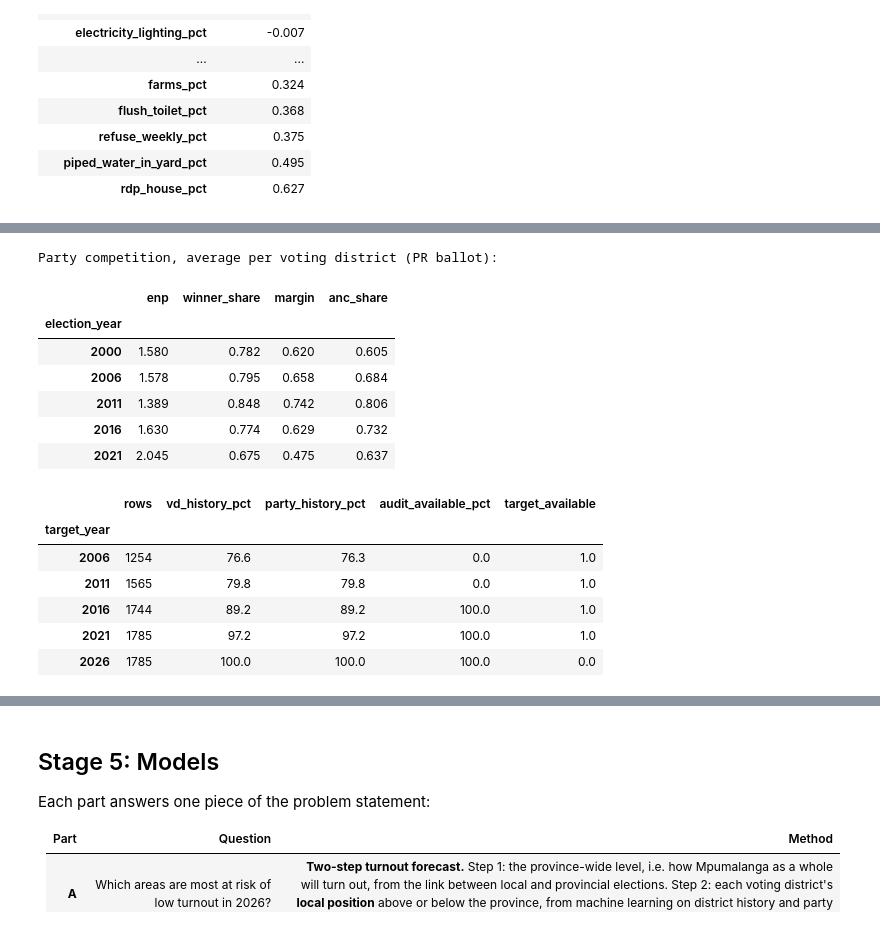
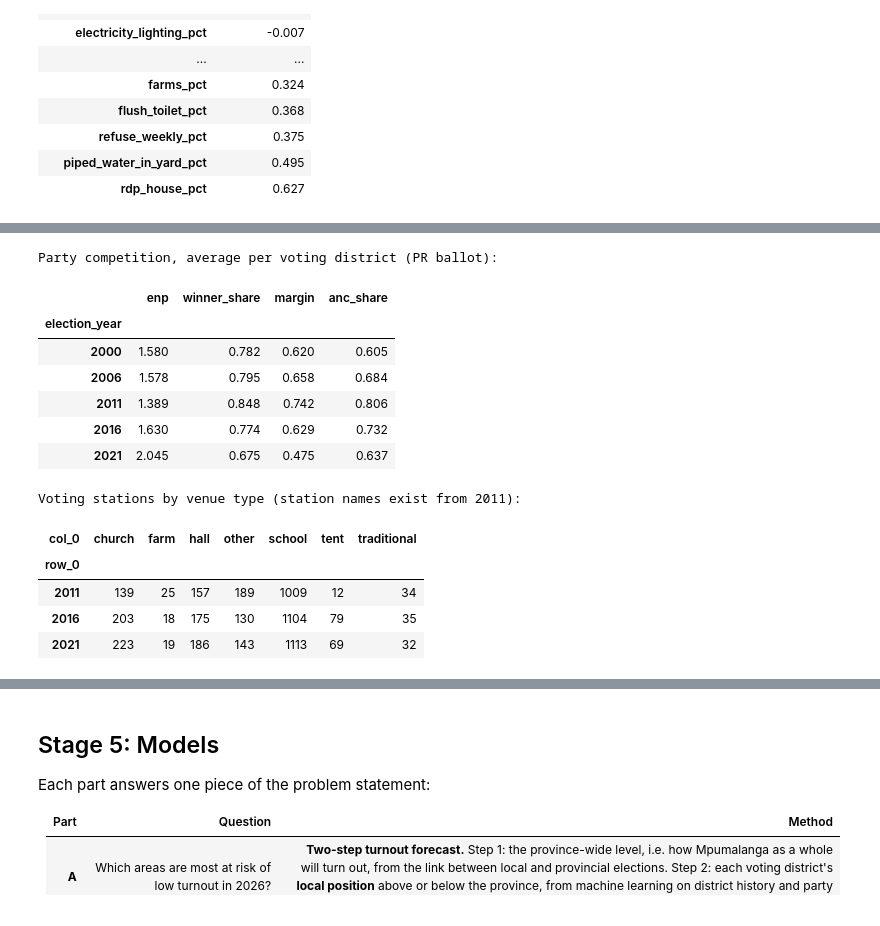
Before and after one commit to jaydenmanca/DIRISA_PROJECT, a Jupyter notebook: model.ipynb, the cells around one changed output, grey strips where cells are left out. Drawn from its saved outputs; the diff is of its cells as text; code cells hidden in the pictures.

```diff
--- a/model.ipynb
+++ b/model.ipynb
@@ -159,6 +161,8 @@ SOURCES = {
     # municipal performance: Auditor-General audit outcomes (National Treasury Municipal Money API)
     'agsa_audit_mp':            DATASETS_DIR / 'auditor_general' / 'audit_opinions_mpumalanga_raw.json',
     'agsa_audit_mp322_mp323':   DATASETS_DIR / 'auditor_general' / 'audit_opinions_mp322_mp323_raw.json',
+    # municipal boundaries (Municipal Demarcation Board via geoBoundaries ZAF ADM3, simplified; for the map)
+    'municipal_boundaries':     DATASETS_DIR / 'reference' / 'geoBoundaries-ZAF-ADM3_simplified.geojson',
 }
 print(f'{len(SOURCES)} sources listed.')
 # %% [output]
@@ -416,6 +422,7 @@ def read_iec_results(path: Path, election_year: int) -> pd.DataFrame:
         'voting_district': df['VotingDistrict'].str.strip(),
         'ballot_type': df['BallotType'].str.strip().str.upper().map(BALLOT_NAMES),
         'party_name': df['PartyName'].str.strip(),
+        'station_name': df['VotingStationName'].str.strip(),
         'source_file': str(path.relative_to(PROJECT_ROOT)),
     })
     for src, dst in [('RegisteredVoters', 'registered_voters'), ('SpoiltVotes', 'spoilt_votes'), ('TotalValidVotes', 'party_valid_votes')]:
@@ -456,6 +463,7 @@ early_long = pd.DataFrame({
     'voting_district': early['voting_district'].astype(str).str.strip(),
     'ballot_type': early['ballot_type'].str.strip().str.upper().map(BALLOT_NAMES),
     'party_name': early['party_name'],
+    'station_name': early['station_name'],        # empty for 2000 and 2006 at source
     'source_file': 'LGE_All_Sources_Master_721327_Rows.csv (' + early['source_filename'] + ')',
     'registered_voters': early['registered_voters'].astype('int64'),
     'spoilt_votes': early['spoilt_votes'].fillna(0).astype('int64'),
@@ -491,7 +499,7 @@ print(f'Voting district x ballot groups with conflicting repeated values: {len(p
 vd_panel = (results_long.groupby(KEY, as_index=False)
             .agg(province=('province', 'first'), municipality_source=('municipality_source', 'first'), ward=('ward', 'first'),
                  registered_voters=('registered_voters', 'max'), spoilt_votes=('spoilt_votes', 'max'),
-                 valid_votes=('party_valid_votes', 'sum'), parties=('party_name', 'nunique'), source_file=('source_file', 'first')))
+                 valid_votes=('party_valid_votes', 'sum'), parties=('party_name', 'nunique'), station_name=('station_name', 'first'), source_file=('source_file', 'first')))
 vd_panel['votes_cast'] = vd_panel['valid_votes'] + vd_panel['spoilt_votes']
 vd_panel['municipality_code'] = vd_panel['municipality_source'].str.split(' - ').str[0].str.strip()
 vd_panel['turnout_pct'] = 100 * vd_panel['votes_cast'] / vd_panel['registered_voters'].where(vd_panel['registered_voters'] > 0)
@@ -1558,6 +1571,13 @@ The youth share of the roll exists only for 2026, so it is **not** a model featu
 #          vd_anc_share_lag1    = ANC share of the PR vote, and its change (the dominant
 #                                 party's decline is the main political change of the period)
 #          muni_roll_growth_pct = how much the municipality's voters' roll grew
+#          muni_roll_growth_rel = the same, minus Mpumalanga's roll growth (surge vs the province)
+#          vd_beta              = SWING SENSITIVITY: how strongly the district's turnout has
+#                                 followed Mpumalanga's in past elections (needs 3+ elections)
+#          vd_rel_volatility    = how much the district's local position has jumped around
+#          vd_venue_...         = VENUE of the voting station, read from its name (tent, farm,
+#                                 traditional authority, church, school, hall). The Census only
+#                                 reaches municipalities; the station list reaches every district.
 #          c22_...              = Census 2022 conditions of the municipality
 # WHY RELATIVE: turnout rises and falls across the whole province from one election to
 #        the next (2016 -> 2021: -13.6 points). A district's position relative to the
@@ -1599,6 +1619,45 @@ competition['anc_share'] = (pr_share[is_anc].groupby(['election_year', 'voting_d
 comp_wide = {c: competition[c].unstack('election_year') for c in competition.columns}   # district x election
 print('Party competition, average per voting district (PR ballot):')
 display(competition.groupby('election_year').mean().round(3))
+
+# --- Voting-station venue, read from the station name (the IEC publishes the station list
+#     before election day). The first matching pattern wins: a "church hall" counts as church.
+VENUE_PATTERNS = {
+    'tent': r'\bTENT\b|MOBILE',
+    'farm': r'\bFARM\b|PLAAS',
+    'traditional': r'TRIBAL|TRADITIONAL|CHIEF|ROYAL|KRAAL',
+    'church': r'CHURCH|KERK|\bZCC\b|MISSION|APOSTOLIC|CHAPEL|TABERNACLE',
+    'school': r'SCHOOL|PRIMARY|SECONDARY|\bHIGH\b|SKOOL|COMBINED|INTERMEDIATE|ACADEMY|CRECHE|DAY CARE|PRE-SCHOOL',
+    'hall': r'\bHALL\b|COMMUNITY|CENTRE|CENTER|CIVIC|MUNICIPAL|LIBRARY',
+}
+station_names = (vd_panel[vd_panel.ballot_type == 'PR'].set_index(['election_year', 'voting_district'])['station_name']
+                 .dropna().str.upper())
+venue = pd.Series('other', index=station_names.index)
+for venue_type, pattern in reversed(list(VENUE_PATTERNS.items())):   # reversed: earlier patterns overwrite later ones
+    venue[station_names.str.contains(pattern, regex=True)] = venue_type
+venue_wide = venue.unstack('election_year')                          # district x election (2011-2021 only)
+print('Voting stations by venue type (station names exist from 2011):')
+display(pd.crosstab(venue.index.get_level_values('election_year'), venue.to_numpy()))
+
+# --- Swing sensitivity: how strongly a district's turnout follows Mpumalanga's, from its own history
+def swing_sensitivity(t):
+    """For local elections BEFORE t (at least 3 per district):
+    beta       = slope of the district's turnout on Mpumalanga's turnout (1 = moves with the
+                 province; 1.5 = rises and falls 50% more than the province)
+    volatility = standard deviation of its local position (how much its place jumps around)."""
+    years = [y for y in vd_t.columns if y < t]
+    Y = vd_t[years].to_numpy(); x = province_turnout.loc[years, 'turnout_pct'].to_numpy()
+    seen = ~np.isnan(Y); n = seen.sum(axis=1); safe_n = np.maximum(n, 1)
+    xm = np.where(seen, x, 0).sum(axis=1) / safe_n
+    ym = np.where(seen, Y, 0).sum(axis=1) / safe_n
+    dx = np.where(seen, x - xm[:, None], 0); dy = np.where(seen, Y - ym[:, None], 0)
+    var = (dx ** 2).sum(axis=1)
+    beta = np.where((n >= 3) & (var > 0), (dx * dy).sum(axis=1) / np.where(var > 0, var, 1), np.nan)
+    rel = np.where(seen, Y - x, 0); rel_mean = rel.sum(axis=1) / safe_n
+    volatility = np.where(n >= 3, np.sqrt((np.where(seen, rel - rel_mean[:, None], 0) ** 2).sum(axis=1) / safe_n), np.nan)
+    return pd.Series(beta, index=vd_t.index).clip(-1, 3), pd.Series(volatility, index=vd_t.index)
+
+province_roll = mu_reg.sum()                                         # Mpumalanga voters' roll per election
 
 TARGETS = [2006, 2011, 2016, 2021, 2026]
 PREVIOUS = {2006: 2000, 2011: 2006, 2016: 2011, 2021: 2016, 2026: 2021}   # "the election before"
@@ -1659,44 +1718,55 @@ for t in TARGETS:
     base['muni_rel_lag2'] = base['muni_turnout_lag2'] - prov_p2
     base['province_turnout_lag1'] = prov_p1
     base['muni_roll_growth_pct'] = 100 * (mu.map(mu_reg[t]) / mu.map(mu_reg[p1]) - 1)
+    base['muni_roll_growth_rel'] = base['muni_roll_growth_pct'] - 100 * (province_roll[t] / province_roll[p1] - 1)
+    beta, volatility = swing_sensitivity(t)
+    base['vd_beta'] = vd.map(beta)
+    base['vd_rel_volatility'] = vd.map(volatility)
+    station_year = min(t, 2021)                                   # 2026 stations = the 2021 list
+    base['venue_type'] = vd.map(venue_wide[station_year]) if station_year in venue_wide.columns else np.nan
+    for venue_type in VENUE_PATTERNS:
+        base[f'vd_venue_{venue_type}'] = (base['venue_type'] == venue_type).astype(float).where(base['venue_type'].notna())
     base['years_since_previous'] = t - p1
     last, avg3 = audit_features(t)
     base['muni_audit_score_last'] = mu.map(last)
     base['muni_audit_score_3yr'] = mu.map(avg3)
     npe_last, npe_age, npe_change = npe_features(t)
     base['muni_npe_turnout_last'] = mu.map(npe_last)             # latest provincial-election turnout before t
     base['muni_npe_years_before'] = mu.map(npe_age)              # how many years before t that election was
     base['muni_npe_change_pp'] = mu.map(npe_change)              # change between the last two provincial elections
     if t != 2026:   # --- the TARGET (the answer), only for elections that have already happened
         base['turnout_pct'] = vd.map(vd_t[t])
         base['registered_voters'] = vd.map(vd_reg[t])
+        # for the registration-surge test in Stage 5 only (not a model feature: no 2026 district roll)
+        base['surge_vd_roll_growth_pct'] = 100 * (base['registered_voters'] / vd.map(vd_reg[p1]) - 1)
     rows.append(base)
 features_vd = pd.concat(rows, ignore_index=True)
 
 census_features = census_muni[context_cols].add_prefix('c22_')
 features_vd = features_vd.merge(census_features, left_on='municipality_code_2021', right_index=True, how='left')
 
 summary = features_vd.groupby('target_year').agg(rows=('voting_district', 'size'),
                                                  vd_history_pct=('vd_history_available', 'mean'),
                                                  party_history_pct=('vd_enp_lag1', lambda s: s.notna().mean()),
+                                                 beta_available_pct=('vd_beta', lambda s: s.notna().mean()),
+                                                 venue_known_pct=('venue_type', lambda s: s.notna().mean()),
                                                  audit_available_pct=('muni_audit_score_last', lambda s: s.notna().mean()),
                                                  target_available=('turnout_pct', lambda s: s.notna().mean()))
-pct_cols = ['vd_history_pct', 'party_history_pct', 'audit_available_pct']
+pct_cols = ['vd_history_pct', 'party_history_pct', 'beta_available_pct', 'venue_known_pct', 'audit_available_pct']
 summary[pct_cols] = (100 * summary[pct_cols]).round(1)
 display(summary)
 # %% [output]
 Party competition, average per voting district (PR ballot):
 |  | enp | winner_share | margin | anc_share |
 | election_year |  |  |  |  |
 | 2000 | 1.580 | 0.782 | 0.620 | 0.605 |
 | 2006 | 1.578 | 0.795 | 0.658 | 0.684 |
 | 2011 | 1.389 | 0.848 | 0.742 | 0.806 |
 | 2016 | 1.630 | 0.774 | 0.629 | 0.732 |
 | 2021 | 2.045 | 0.675 | 0.475 | 0.637 |
+Voting stations by venue type (station names exist from 2011):
-|  | rows | vd_history_pct | party_history_pct | audit_available_pct | target_available |
-| target_year |  |  |  |  |  |
-| 2006 | 1254 | 76.6 | 76.3 | 0.0 | 1.0 |
-| 2011 | 1565 | 79.8 | 79.8 | 0.0 | 1.0 |
-| 2016 | 1744 | 89.2 | 89.2 | 100.0 | 1.0 |
-| 2021 | 1785 | 97.2 | 97.2 | 100.0 | 1.0 |
-| 2026 | 1785 | 100.0 | 100.0 | 100.0 | 0.0 |
+| col_0 | church | farm | hall | other | school | tent | traditional |
+| row_0 |  |  |  |  |  |  |  |
+| 2011 | 139 | 25 | 157 | 189 | 1009 | 12 | 34 |
+| 2016 | 203 | 18 | 175 | 130 | 1104 | 79 | 35 |
+| 2021 | 223 | 19 | 186 | 143 | 1113 | 69 | 32 |
```
Also changed, not shown: parts of 26 cells of this notebook, 25 other files.
